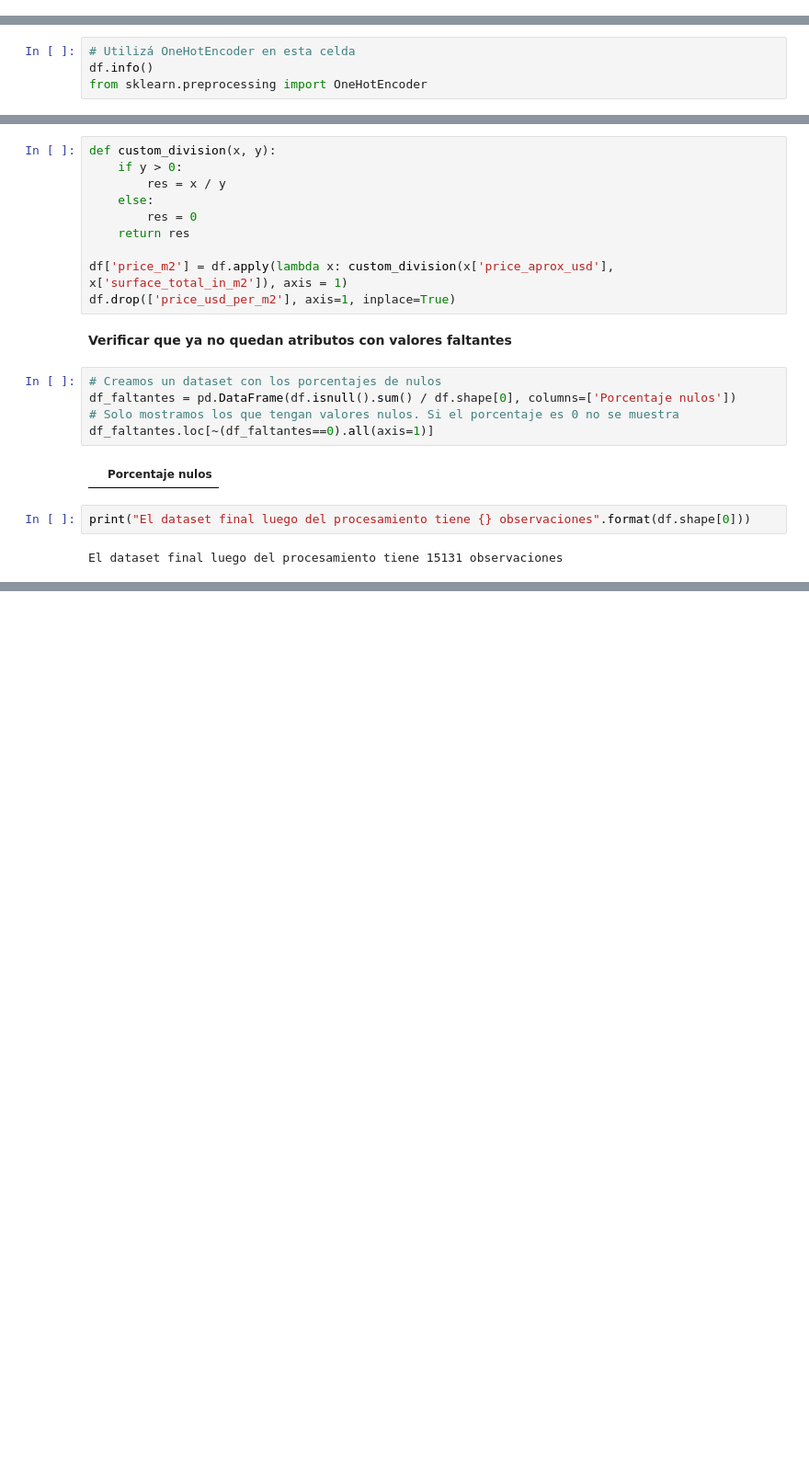
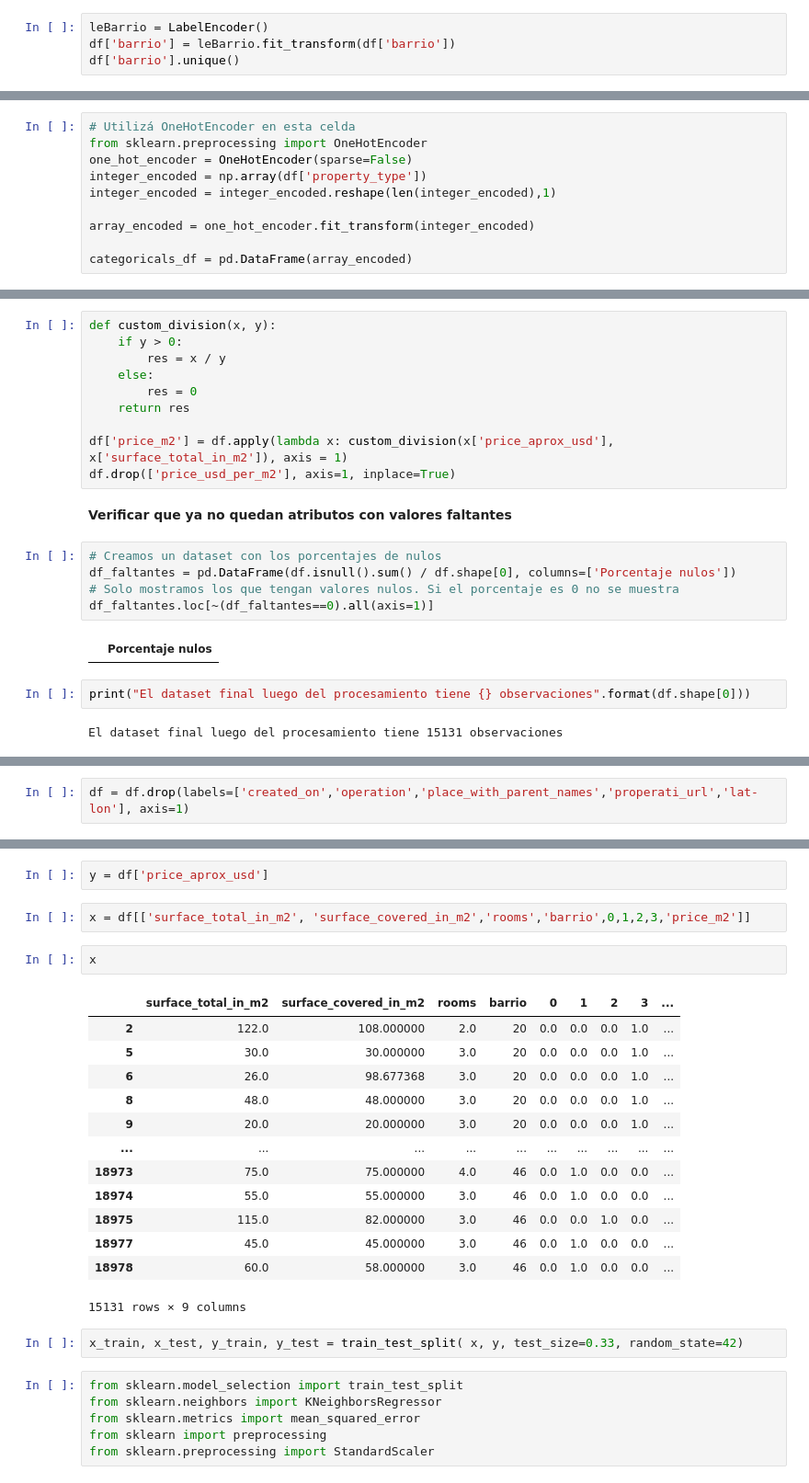
Before and after one commit to EvaSalomon/acamica, a Jupyter notebook: entrega2/recursos_proyecto_2.ipynb, the cells around one changed output, grey strips where cells are left out. Shown: that part at 92% size. Saved outputs shown, nothing was run; the diff lists cells and outputs as text; blank space fills up the shorter version.

```diff
--- a/entrega2/recursos_proyecto_2.ipynb
+++ b/entrega2/recursos_proyecto_2.ipynb
@@ -274,0 +278,4 @@ df['property_type'] = le.fit_transform(df['property_type'])
+# %%
+leBarrio = LabelEncoder()
+df['barrio'] = leBarrio.fit_transform(df['barrio'])
+df['barrio'].unique()
@@ -296,6 +300,12 @@ Luego con `OneHotEncoder` obtenemos las categorías expresadas como **variables
 **12) Aplicar** `OneHotEncoder` sobre las variables categóricas para crear un dataframe `categoricals_df`
 # %%
 # Utilizá OneHotEncoder en esta celda
-df.info()
 from sklearn.preprocessing import OneHotEncoder
+one_hot_encoder = OneHotEncoder(sparse=False)
+integer_encoded = np.array(df['property_type'])
+integer_encoded = integer_encoded.reshape(len(integer_encoded),1)
+
+array_encoded = one_hot_encoder.fit_transform(integer_encoded)
+
+categoricals_df = pd.DataFrame(array_encoded)
 # %% [output]
@@ -361,0 +359,2 @@ De este modo, hemos limpiado valores extremos e imputado valores nulos. El costo
+# %%
+df = df.drop(labels=['created_on','operation','place_with_parent_names','properati_url','lat-lon'], axis=1)
@@ -361,0 +370,28 @@ De este modo, hemos limpiado valores extremos e imputado valores nulos. El costo
+# %%
+y = df['price_aprox_usd']
+# %%
+x = df[['surface_total_in_m2', 'surface_covered_in_m2','rooms','barrio',0,1,2,3,'price_m2']]
+# %%
+x
+# %% [output]
+|  | surface_total_in_m2 | surface_covered_in_m2 | rooms | barrio | 0 | 1 | 2 | 3 | ... |
+| 2 | 122.0 | 108.000000 | 2.0 | 20 | 0.0 | 0.0 | 0.0 | 1.0 | ... |
+| 5 | 30.0 | 30.000000 | 3.0 | 20 | 0.0 | 0.0 | 0.0 | 1.0 | ... |
+| 6 | 26.0 | 98.677368 | 3.0 | 20 | 0.0 | 0.0 | 0.0 | 1.0 | ... |
+| 8 | 48.0 | 48.000000 | 3.0 | 20 | 0.0 | 0.0 | 0.0 | 1.0 | ... |
+| 9 | 20.0 | 20.000000 | 3.0 | 20 | 0.0 | 0.0 | 0.0 | 1.0 | ... |
+| ... | ... | ... | ... | ... | ... | ... | ... | ... | ... |
+| 18973 | 75.0 | 75.000000 | 4.0 | 46 | 0.0 | 1.0 | 0.0 | 0.0 | ... |
+| 18974 | 55.0 | 55.000000 | 3.0 | 46 | 0.0 | 1.0 | 0.0 | 0.0 | ... |
+| 18975 | 115.0 | 82.000000 | 3.0 | 46 | 0.0 | 0.0 | 1.0 | 0.0 | ... |
+| 18977 | 45.0 | 45.000000 | 3.0 | 46 | 0.0 | 1.0 | 0.0 | 0.0 | ... |
+| 18978 | 60.0 | 58.000000 | 3.0 | 46 | 0.0 | 1.0 | 0.0 | 0.0 | ... |
+15131 rows × 9 columns
+# %%
+x_train, x_test, y_train, y_test = train_test_split( x, y, test_size=0.33, random_state=42)
+# %%
+from sklearn.model_selection import train_test_split
+from sklearn.neighbors import KNeighborsRegressor
+from sklearn.metrics import mean_squared_error
+from sklearn import preprocessing
+from sklearn.preprocessing import StandardScaler
```
Also changed, not shown: parts of 16 cells of this notebook, 3 other files.
